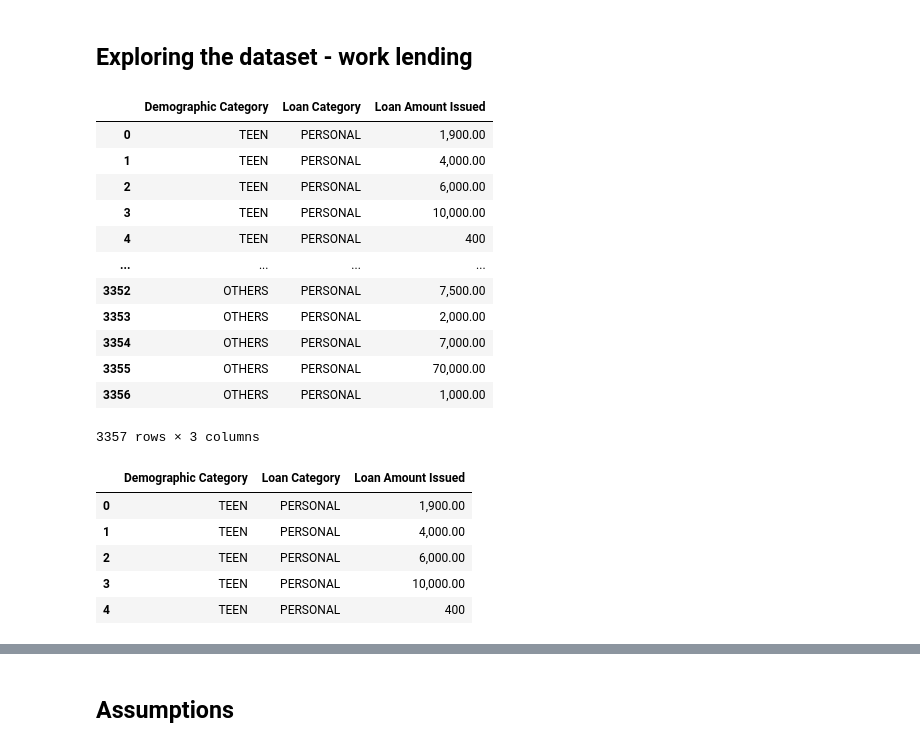
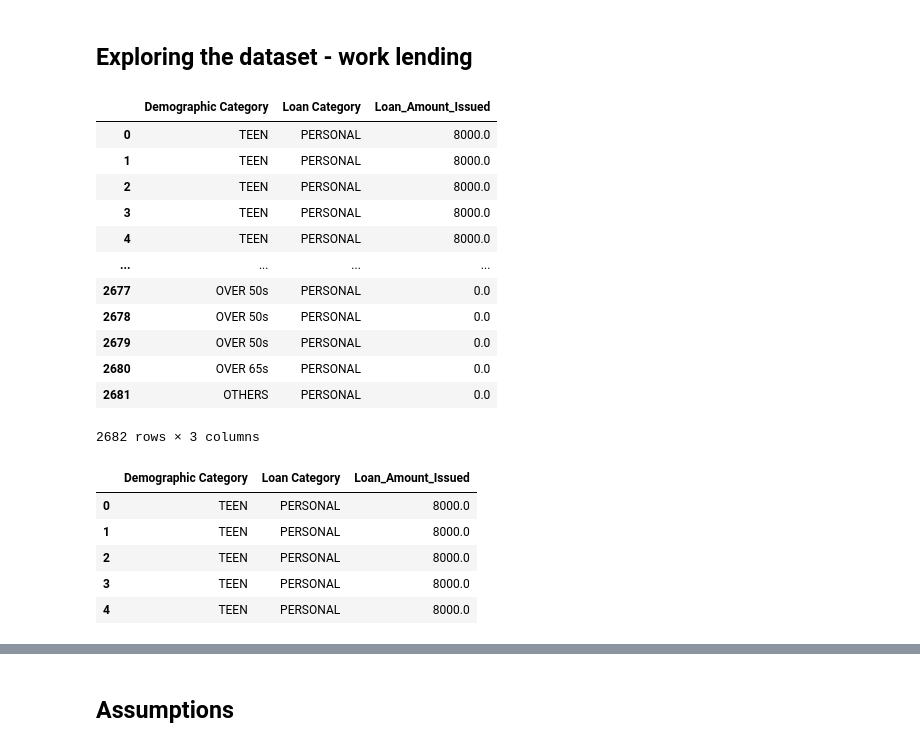
Before and after one commit to brendantipp/gmit_mls_2021, a Jupyter notebook: scipy-stats.ipynb, the cells around one changed output, grey strips where cells are left out. Cells and saved outputs as stored; diff of their text form; code cells hidden in the pictures.

Commit message:
added in new assumptions for work dataset

```diff
--- a/scipy-stats.ipynb
+++ b/scipy-stats.ipynb
@@ -51,30 +51,30 @@ import pandas as pd
 ## Exploring the dataset - work lending
 # %%
 #import dataset
-df = pd.read_csv('datasets/work/work_data.csv')
+df = pd.read_csv('datasets/work/work_data2.csv')
 #display daframe
 df
 # %% [output]
-|  | Demographic Category | Loan Category | Loan Amount Issued |
-| 0 | TEEN | PERSONAL | 1,900.00 |
-| 1 | TEEN | PERSONAL | 4,000.00 |
-| 2 | TEEN | PERSONAL | 6,000.00 |
-| 3 | TEEN | PERSONAL | 10,000.00 |
-| 4 | TEEN | PERSONAL | 400 |
+|  | Demographic Category | Loan Category | Loan_Amount_Issued |
+| 0 | TEEN | PERSONAL | 8000.0 |
+| 1 | TEEN | PERSONAL | 8000.0 |
+| 2 | TEEN | PERSONAL | 8000.0 |
+| 3 | TEEN | PERSONAL | 8000.0 |
+| 4 | TEEN | PERSONAL | 8000.0 |
 | ... | ... | ... | ... |
-| 3352 | OTHERS | PERSONAL | 7,500.00 |
-| 3353 | OTHERS | PERSONAL | 2,000.00 |
-| 3354 | OTHERS | PERSONAL | 7,000.00 |
-| 3355 | OTHERS | PERSONAL | 70,000.00 |
-| 3356 | OTHERS | PERSONAL | 1,000.00 |
+| 2677 | OVER 50s | PERSONAL | 0.0 |
+| 2678 | OVER 50s | PERSONAL | 0.0 |
+| 2679 | OVER 50s | PERSONAL | 0.0 |
+| 2680 | OVER 65s | PERSONAL | 0.0 |
+| 2681 | OTHERS | PERSONAL | 0.0 |
-3357 rows × 3 columns
+2682 rows × 3 columns
 # %%
 #display on screen first 5 rows
 df.head()
 # %% [output]
-|  | Demographic Category | Loan Category | Loan Amount Issued |
-| 0 | TEEN | PERSONAL | 1,900.00 |
-| 1 | TEEN | PERSONAL | 4,000.00 |
-| 2 | TEEN | PERSONAL | 6,000.00 |
-| 3 | TEEN | PERSONAL | 10,000.00 |
-| 4 | TEEN | PERSONAL | 400 |
+|  | Demographic Category | Loan Category | Loan_Amount_Issued |
+| 0 | TEEN | PERSONAL | 8000.0 |
+| 1 | TEEN | PERSONAL | 8000.0 |
+| 2 | TEEN | PERSONAL | 8000.0 |
+| 3 | TEEN | PERSONAL | 8000.0 |
+| 4 | TEEN | PERSONAL | 8000.0 |
```
Also changed, not shown: parts of 12 cells of this notebook, 2 other files.
